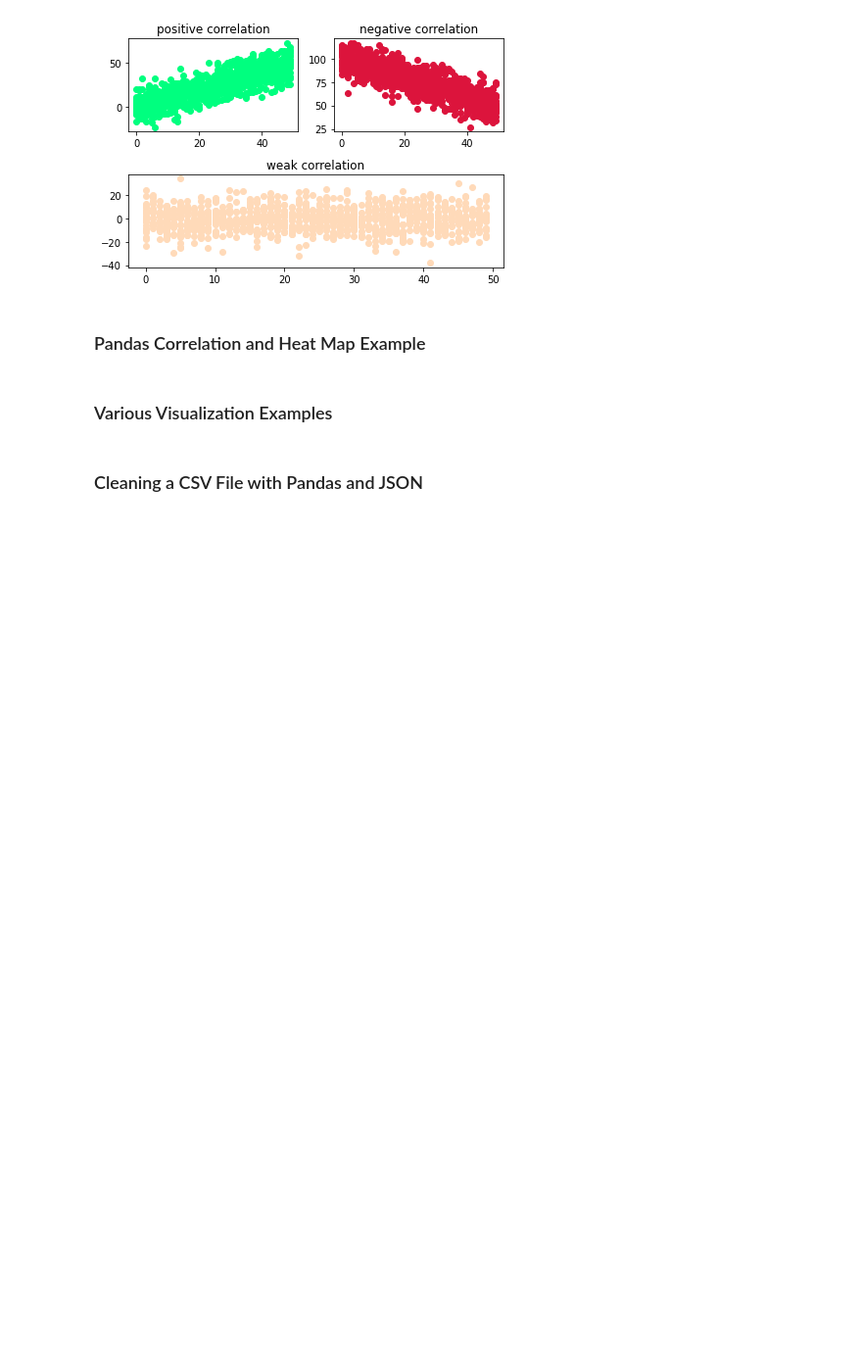
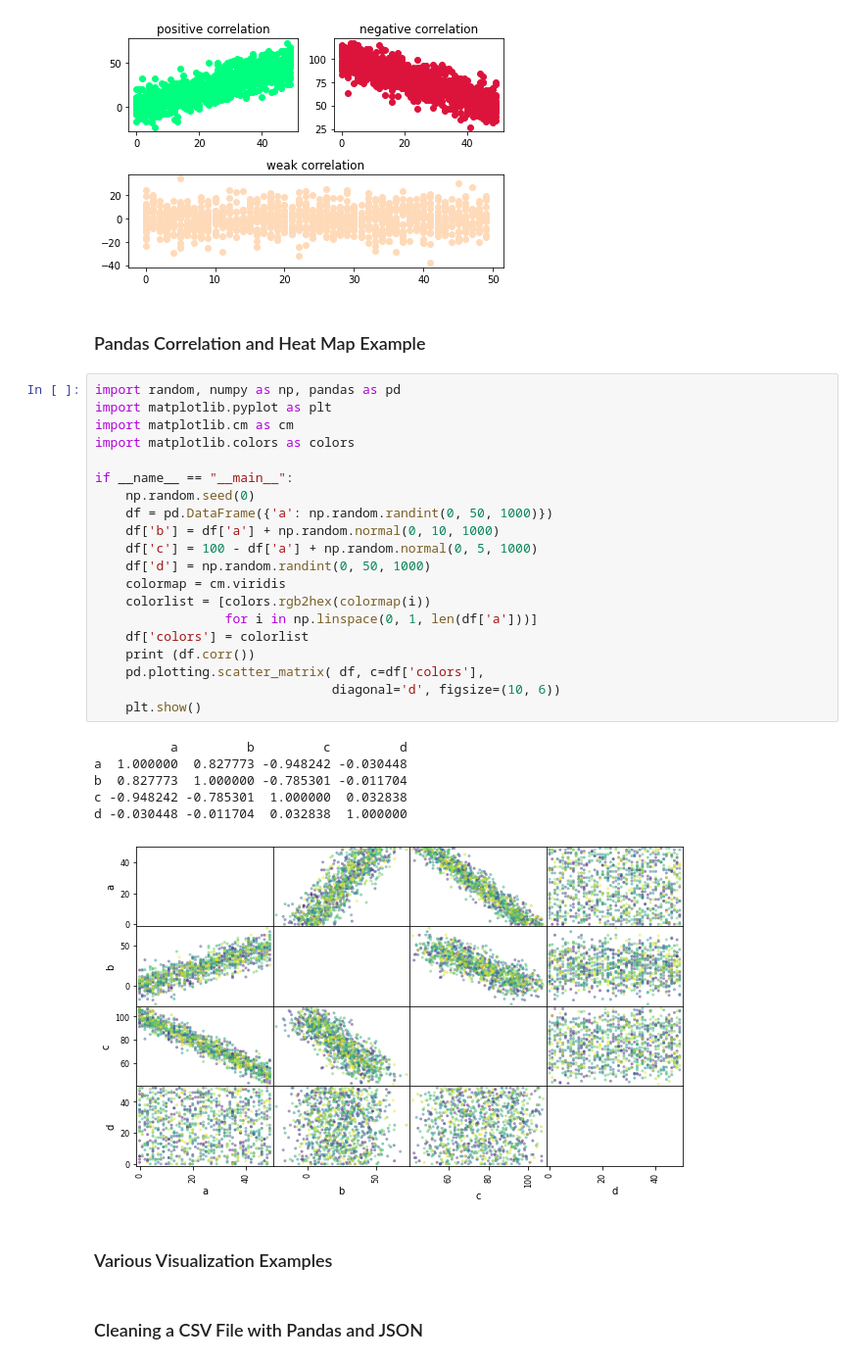
Before and after one commit to caiquemiranda/data-science-python-mongodb, a Jupyter notebook: 05-Working_with_data.ipynb, the cells around one changed output. Shown at 98% size. Drawn from its saved outputs; the diff is of its cells as text; blank space fills up the shorter version.

Commit message:
Pandas Correlation and Heat Map Examples

```diff
--- a/05-Working_with_data.ipynb
+++ b/05-Working_with_data.ipynb
@@ -130,6 +130,33 @@ no/weak:
 [figure]
 # %% [markdown]
 ### Pandas Correlation and Heat Map Example
+# %%
+import random, numpy as np, pandas as pd
+import matplotlib.pyplot as plt
+import matplotlib.cm as cm
+import matplotlib.colors as colors
+
+if __name__ == "__main__":
+    np.random.seed(0)
+    df = pd.DataFrame({'a': np.random.randint(0, 50, 1000)})
+    df['b'] = df['a'] + np.random.normal(0, 10, 1000)
+    df['c'] = 100 - df['a'] + np.random.normal(0, 5, 1000)
+    df['d'] = np.random.randint(0, 50, 1000)
+    colormap = cm.viridis
+    colorlist = [colors.rgb2hex(colormap(i))
+                 for i in np.linspace(0, 1, len(df['a']))]
+    df['colors'] = colorlist
+    print (df.corr())
+    pd.plotting.scatter_matrix( df, c=df['colors'],
+                               diagonal='d', figsize=(10, 6))
+    plt.show()
+# %% [output]
+          a         b         c         d
+a  1.000000  0.827773 -0.948242 -0.030448
+b  0.827773  1.000000 -0.785301 -0.011704
+c -0.948242 -0.785301  1.000000  0.032838
+d -0.030448 -0.011704  0.032838  1.000000
+[figure, added]
 # %% [markdown]
 ### Various Visualization Examples
 # %% [markdown]
```
